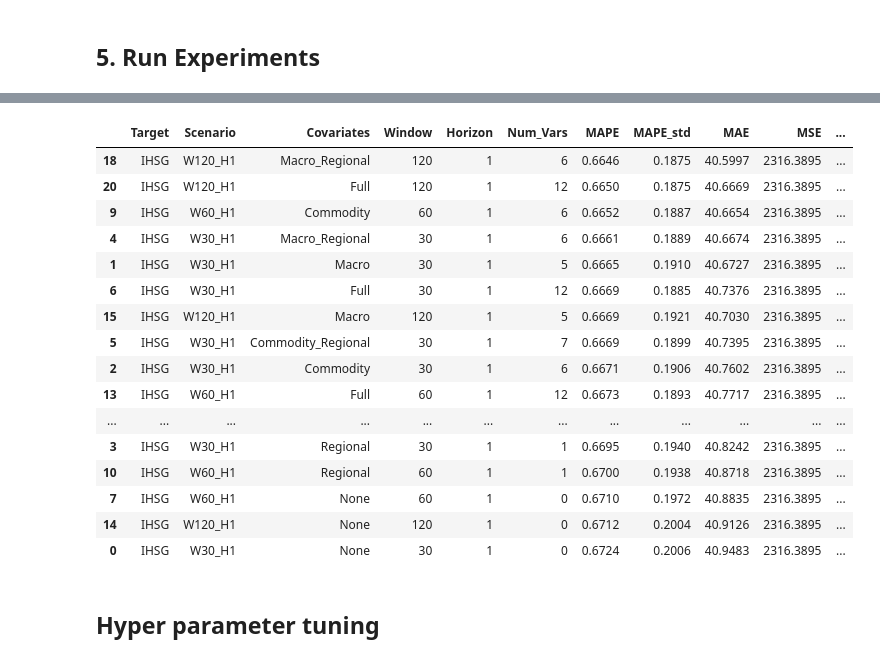
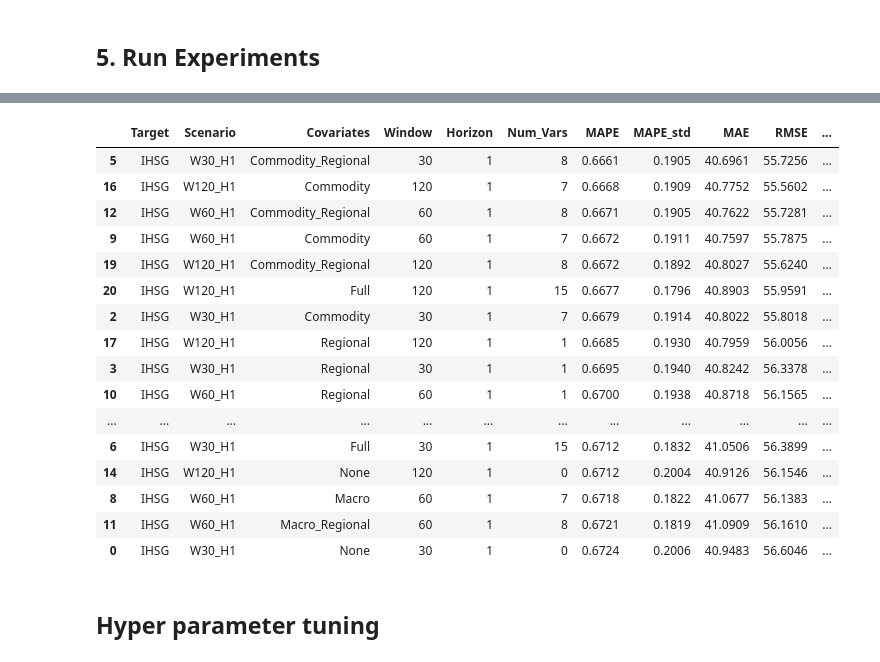
Before and after one commit to ravsssh/tesis-hakam, a Jupyter notebook: modelling/modelling.ipynb, the cells around one changed output, grey strips where cells are left out. Saved outputs shown, nothing was run; the diff lists cells and outputs as text; code cells hidden in the pictures.

```diff
--- a/modelling/modelling.ipynb
+++ b/modelling/modelling.ipynb
@@ -145,3 +149,29 @@ CPI: 697 rows
 M2: 121 rows
 NPL Ratio: 121 rows
 USD/IDR: 2854 rows
+# %%
+# NEW variables: WTI, US Treasury 10Y, GDP (all mm/dd/yyyy)
+
+# WTI Crude Oil - daily level
+df_wti = pd.read_csv(URLS["wti"])
+df_wti.columns = ["date", "WTI"]
+df_wti["date"] = pd.to_datetime(df_wti["date"], format="%m/%d/%Y")
+df_wti["WTI"] = df_wti["WTI"].astype(float)
+df_wti = df_wti.sort_values("date").reset_index(drop=True)
+print(f"WTI: {len(df_wti)} rows | {df_wti['date'].min().date()} to {df_wti['date'].max().date()}")
+
+# US Treasury 10Y - daily rate (yield %)
+df_ust = pd.read_csv(URLS["ust10y"])
+df_ust.columns = ["date", "US_Treasury_10Y"]
+df_ust["date"] = pd.to_datetime(df_ust["date"], format="%m/%d/%Y")
+df_ust["US_Treasury_10Y"] = df_ust["US_Treasury_10Y"].astype(float)
+df_ust = df_ust.sort_values("date").reset_index(drop=True)
+print(f"US Treasury 10Y: {len(df_ust)} rows | {df_ust['date'].min().date()} to {df_ust['date'].max().date()}")
+
+# GDP Indonesia - quarterly level (forward-fill saat merge, sama treatment sbg monthly macro)
+df_gdp = pd.read_csv(URLS["gdp"])
+df_gdp.columns = ["date", "GDP"]
+df_gdp["date"] = pd.to_datetime(df_gdp["date"], format="%m/%d/%Y")
+df_gdp["GDP"] = df_gdp["GDP"].astype(float)
+df_gdp = df_gdp.sort_values("date").reset_index(drop=True)
+print(f"GDP: {len(df_gdp)} rows | {df_gdp['date'].min().date()} to {df_gdp['date'].max().date()}")
@@ -242,6 +276,7 @@ print(f"Base IHSG: {len(df_merged)} rows")
 # --- Monthly variables: forward-fill via merge_asof ---
 monthly_dfs = {
     "BI_Rate": df_bi, "CPI": df_cpi, "M2": df_m2, "NPL_Ratio": df_npl,
+    "GDP": df_gdp,  # quarterly -> forward-fill sama treatment sbg monthly
 }
 for var_name, df_monthly in monthly_dfs.items():
     df_merged = pd.merge_asof(
@@ -256,6 +291,16 @@ for var_name, df_monthly in monthly_dfs.items():
 df_merged = pd.merge(df_merged, df_usd[["date", "USDIDR"]], on="date", how="left")
 df_merged["USDIDR"] = df_merged["USDIDR"].ffill()
 print(f"  Merged USDIDR (daily): {df_merged['USDIDR'].notna().sum()} non-null")
+
+# WTI Crude Oil (daily level)
+df_merged = pd.merge(df_merged, df_wti[["date", "WTI"]], on="date", how="left")
+df_merged["WTI"] = df_merged["WTI"].ffill()
+print(f"  Merged WTI (daily): {df_merged['WTI'].notna().sum()} non-null")
+
+# US Treasury 10Y (daily rate)
+df_merged = pd.merge(df_merged, df_ust[["date", "US_Treasury_10Y"]], on="date", how="left")
+df_merged["US_Treasury_10Y"] = df_merged["US_Treasury_10Y"].ffill()
+print(f"  Merged US_Treasury_10Y (daily): {df_merged['US_Treasury_10Y'].notna().sum()} non-null")
 
 # Commodities + STI
 for var_name, df_daily in daily_dfs.items():
@@ -357,12 +404,15 @@ display(df_adf_raw)
 # %%
 # 2. test setelah transformasi (log-diff untuk price, level untuk rate)
-print("\n=== ADF Test: TRANSFORMED (log-diff untuk price, level untuk rate) ===")
+print("\n=== ADF Test: TRANSFORMED (log-diff untuk price, diff untuk rate) ===")
 
 transformed_results = []
 for col in test_cols:
     if col in LEVEL_VARS:
         transformed = np.diff(np.log(df_merged[col].dropna()))
         label = f"{col} (log-diff)"
+    elif col in RATE_VARS:
+        transformed = np.diff(df_merged[col].dropna())
+        label = f"{col} (diff)"
     else:
         transformed = df_merged[col].dropna()
         label = f"{col} (level)"
@@ -628,7 +677,6 @@ for scenario_name, sc in SCENARIOS.items():
                 "MAPE": round(mape_val, 4),
                 "MAPE_std": round(mape_std, 4),
                 "MAE": round(mae_val, 4),
-                "MSE": round(mse_val, 4),
                 "RMSE": round(rmse_val, 4),
                 "RMSE_std": round(rmse_std, 4),
                 "R2": round(r2_val, 4),
@@ -672,20 +720,20 @@ All experiments done! Elapsed: 0:14:10.167673
-|  | Target | Scenario | Covariates | Window | Horizon | Num_Vars | MAPE | MAPE_std | MAE | MSE | ... |
-| 18 | IHSG | W120_H1 | Macro_Regional | 120 | 1 | 6 | 0.6646 | 0.1875 | 40.5997 | 2316.3895 | ... |
-| 20 | IHSG | W120_H1 | Full | 120 | 1 | 12 | 0.6650 | 0.1875 | 40.6669 | 2316.3895 | ... |
-| 9 | IHSG | W60_H1 | Commodity | 60 | 1 | 6 | 0.6652 | 0.1887 | 40.6654 | 2316.3895 | ... |
-| 4 | IHSG | W30_H1 | Macro_Regional | 30 | 1 | 6 | 0.6661 | 0.1889 | 40.6674 | 2316.3895 | ... |
-| 1 | IHSG | W30_H1 | Macro | 30 | 1 | 5 | 0.6665 | 0.1910 | 40.6727 | 2316.3895 | ... |
-| 6 | IHSG | W30_H1 | Full | 30 | 1 | 12 | 0.6669 | 0.1885 | 40.7376 | 2316.3895 | ... |
-| 15 | IHSG | W120_H1 | Macro | 120 | 1 | 5 | 0.6669 | 0.1921 | 40.7030 | 2316.3895 | ... |
-| 5 | IHSG | W30_H1 | Commodity_Regional | 30 | 1 | 7 | 0.6669 | 0.1899 | 40.7395 | 2316.3895 | ... |
-| 2 | IHSG | W30_H1 | Commodity | 30 | 1 | 6 | 0.6671 | 0.1906 | 40.7602 | 2316.3895 | ... |
-| 13 | IHSG | W60_H1 | Full | 60 | 1 | 12 | 0.6673 | 0.1893 | 40.7717 | 2316.3895 | ... |
+|  | Target | Scenario | Covariates | Window | Horizon | Num_Vars | MAPE | MAPE_std | MAE | RMSE | ... |
+| 5 | IHSG | W30_H1 | Commodity_Regional | 30 | 1 | 8 | 0.6661 | 0.1905 | 40.6961 | 55.7256 | ... |
+| 16 | IHSG | W120_H1 | Commodity | 120 | 1 | 7 | 0.6668 | 0.1909 | 40.7752 | 55.5602 | ... |
+| 12 | IHSG | W60_H1 | Commodity_Regional | 60 | 1 | 8 | 0.6671 | 0.1905 | 40.7622 | 55.7281 | ... |
+| 9 | IHSG | W60_H1 | Commodity | 60 | 1 | 7 | 0.6672 | 0.1911 | 40.7597 | 55.7875 | ... |
+| 19 | IHSG | W120_H1 | Commodity_Regional | 120 | 1 | 8 | 0.6672 | 0.1892 | 40.8027 | 55.6240 | ... |
+| 20 | IHSG | W120_H1 | Full | 120 | 1 | 15 | 0.6677 | 0.1796 | 40.8903 | 55.9591 | ... |
+| 2 | IHSG | W30_H1 | Commodity | 30 | 1 | 7 | 0.6679 | 0.1914 | 40.8022 | 55.8018 | ... |
+| 17 | IHSG | W120_H1 | Regional | 120 | 1 | 1 | 0.6685 | 0.1930 | 40.7959 | 56.0056 | ... |
+| 3 | IHSG | W30_H1 | Regional | 30 | 1 | 1 | 0.6695 | 0.1940 | 40.8242 | 56.3378 | ... |
+| 10 | IHSG | W60_H1 | Regional | 60 | 1 | 1 | 0.6700 | 0.1938 | 40.8718 | 56.1565 | ... |
 | ... | ... | ... | ... | ... | ... | ... | ... | ... | ... | ... | ... |
-| 3 | IHSG | W30_H1 | Regional | 30 | 1 | 1 | 0.6695 | 0.1940 | 40.8242 | 2316.3895 | ... |
-| 10 | IHSG | W60_H1 | Regional | 60 | 1 | 1 | 0.6700 | 0.1938 | 40.8718 | 2316.3895 | ... |
-| 7 | IHSG | W60_H1 | None | 60 | 1 | 0 | 0.6710 | 0.1972 | 40.8835 | 2316.3895 | ... |
-| 14 | IHSG | W120_H1 | None | 120 | 1 | 0 | 0.6712 | 0.2004 | 40.9126 | 2316.3895 | ... |
-| 0 | IHSG | W30_H1 | None | 30 | 1 | 0 | 0.6724 | 0.2006 | 40.9483 | 2316.3895 | ... |
+| 6 | IHSG | W30_H1 | Full | 30 | 1 | 15 | 0.6712 | 0.1832 | 41.0506 | 56.3899 | ... |
+| 14 | IHSG | W120_H1 | None | 120 | 1 | 0 | 0.6712 | 0.2004 | 40.9126 | 56.1546 | ... |
+| 8 | IHSG | W60_H1 | Macro | 60 | 1 | 7 | 0.6718 | 0.1822 | 41.0677 | 56.1383 | ... |
+| 11 | IHSG | W60_H1 | Macro_Regional | 60 | 1 | 8 | 0.6721 | 0.1819 | 41.0909 | 56.1610 | ... |
+| 0 | IHSG | W30_H1 | None | 30 | 1 | 0 | 0.6724 | 0.2006 | 40.9483 | 56.6046 | ... |
 # %% [markdown]
 ## Hyper parameter tuning
 # %%
```
Also changed, not shown: parts of 15 cells of this notebook, 22 other files.
